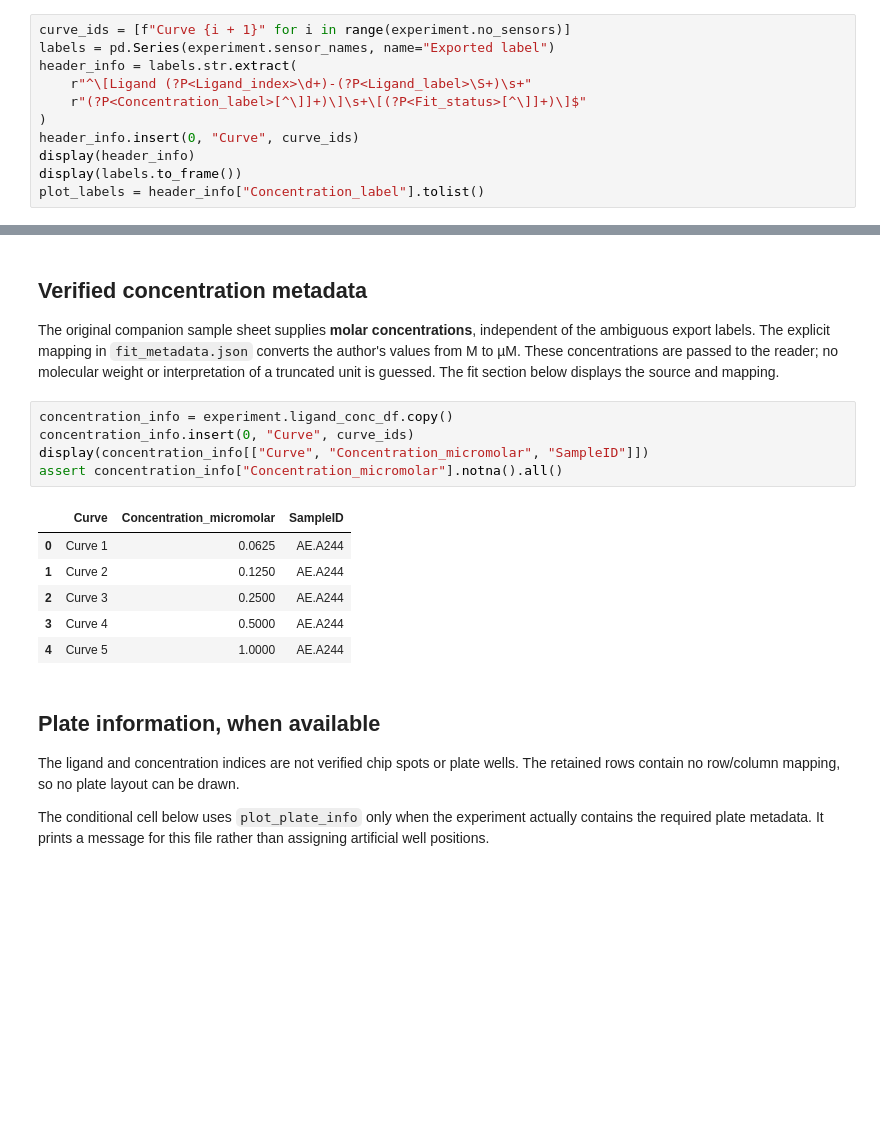
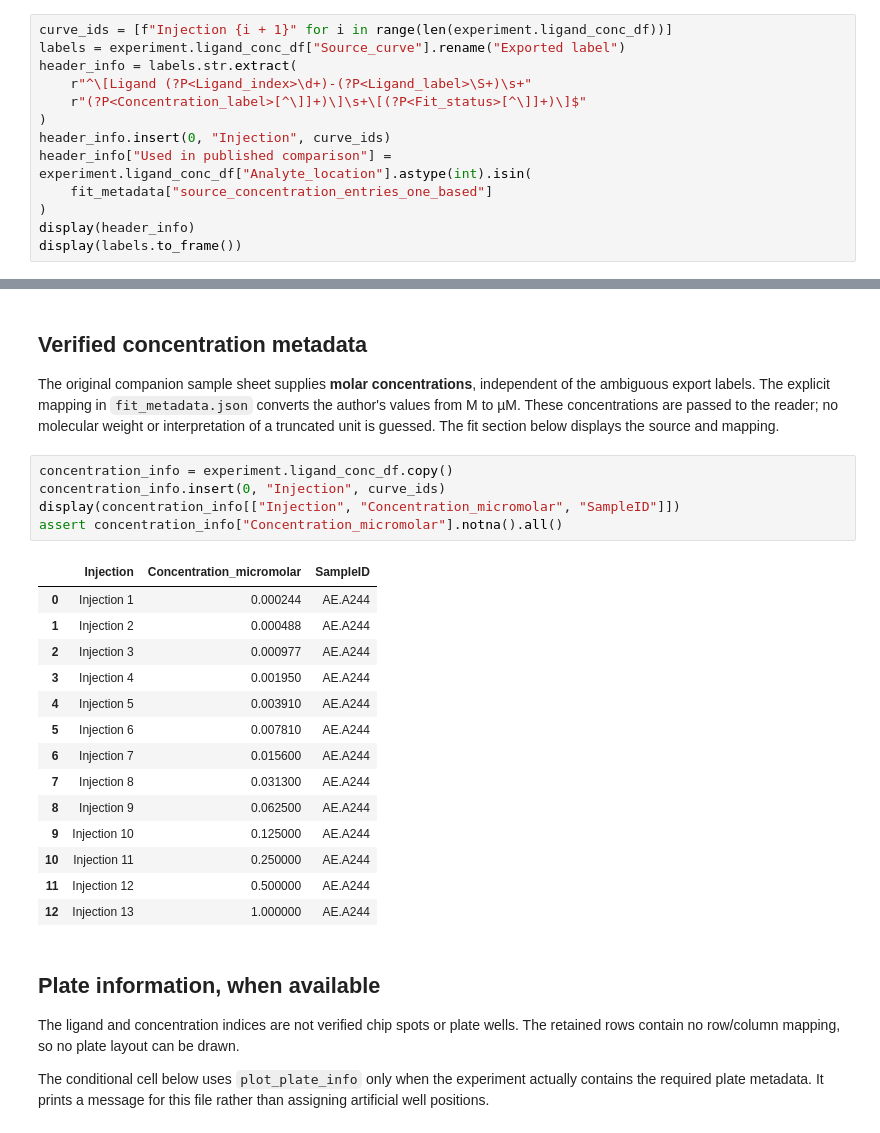
Before and after one commit to osvalB/pykingenie, a Jupyter notebook: notebooks/15_carterra_csv_import.ipynb, the cells around one changed output, grey strips where cells are left out. Saved outputs shown, nothing was run; the diff lists cells and outputs as text; blank space fills up the shorter version.

```diff
--- a/notebooks/15_carterra_csv_import.ipynb
+++ b/notebooks/15_carterra_csv_import.ipynb
@@ -99,14 +101,16 @@ Each measured curve becomes a sensor in the experiment object. Its complete
 original label remains in `sensor_names`. The following table extracts only
 the header/row-label fields present in this specific example file.
 # %%
-curve_ids = [f"Curve {i + 1}" for i in range(experiment.no_sensors)]
-labels = pd.Series(experiment.sensor_names, name="Exported label")
+curve_ids = [f"Injection {i + 1}" for i in range(len(experiment.ligand_conc_df))]
+labels = experiment.ligand_conc_df["Source_curve"].rename("Exported label")
 header_info = labels.str.extract(
     r"^\[Ligand (?P<Ligand_index>\d+)-(?P<Ligand_label>\S+)\s+"
     r"(?P<Concentration_label>[^\]]+)\]\s+\[(?P<Fit_status>[^\]]+)\]$"
 )
-header_info.insert(0, "Curve", curve_ids)
+header_info.insert(0, "Injection", curve_ids)
+header_info["Used in published comparison"] = experiment.ligand_conc_df["Analyte_location"].astype(int).isin(
+    fit_metadata["source_concentration_entries_one_based"]
+)
 display(header_info)
 display(labels.to_frame())
-plot_labels = header_info["Concentration_label"].tolist()
 # %% [output]
@@ -132,16 +152,24 @@ reader; no molecular weight or interpretation of a truncated unit is guessed.
 The fit section below displays the source and mapping.
 # %%
 concentration_info = experiment.ligand_conc_df.copy()
-concentration_info.insert(0, "Curve", curve_ids)
-display(concentration_info[["Curve", "Concentration_micromolar", "SampleID"]])
+concentration_info.insert(0, "Injection", curve_ids)
+display(concentration_info[["Injection", "Concentration_micromolar", "SampleID"]])
 assert concentration_info["Concentration_micromolar"].notna().all()
 # %% [output]
-|  | Curve | Concentration_micromolar | SampleID |
-| 0 | Curve 1 | 0.0625 | AE.A244 |
-| 1 | Curve 2 | 0.1250 | AE.A244 |
-| 2 | Curve 3 | 0.2500 | AE.A244 |
-| 3 | Curve 4 | 0.5000 | AE.A244 |
-| 4 | Curve 5 | 1.0000 | AE.A244 |
+|  | Injection | Concentration_micromolar | SampleID |
+| 0 | Injection 1 | 0.000244 | AE.A244 |
+| 1 | Injection 2 | 0.000488 | AE.A244 |
+| 2 | Injection 3 | 0.000977 | AE.A244 |
+| 3 | Injection 4 | 0.001950 | AE.A244 |
+| 4 | Injection 5 | 0.003910 | AE.A244 |
+| 5 | Injection 6 | 0.007810 | AE.A244 |
+| 6 | Injection 7 | 0.015600 | AE.A244 |
+| 7 | Injection 8 | 0.031300 | AE.A244 |
+| 8 | Injection 9 | 0.062500 | AE.A244 |
+| 9 | Injection 10 | 0.125000 | AE.A244 |
+| 10 | Injection 11 | 0.250000 | AE.A244 |
+| 11 | Injection 12 | 0.500000 | AE.A244 |
+| 12 | Injection 13 | 1.000000 | AE.A244 |
 # %% [markdown]
 ## Plate information, when available
 
```
Also changed, not shown: parts of 17 cells of this notebook, 9 other files.
